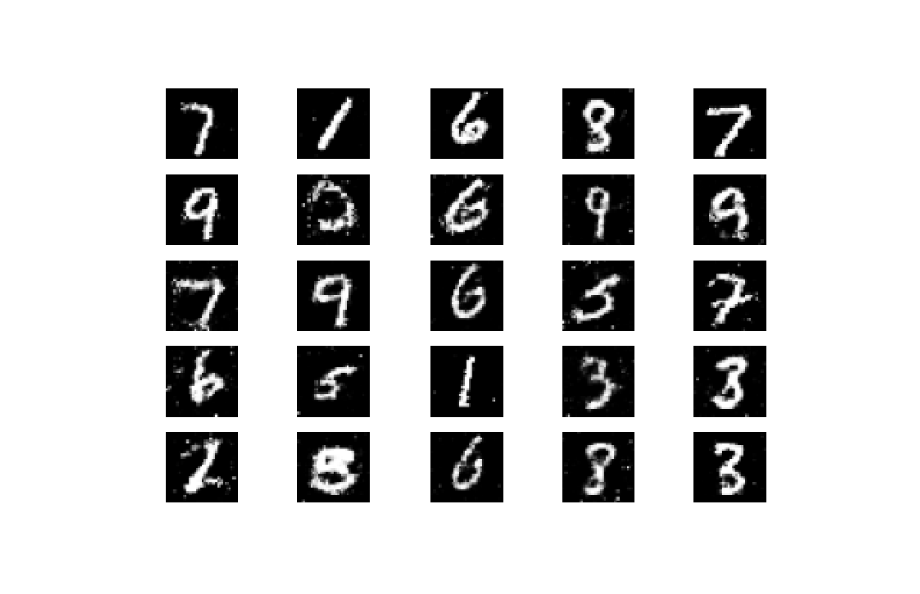
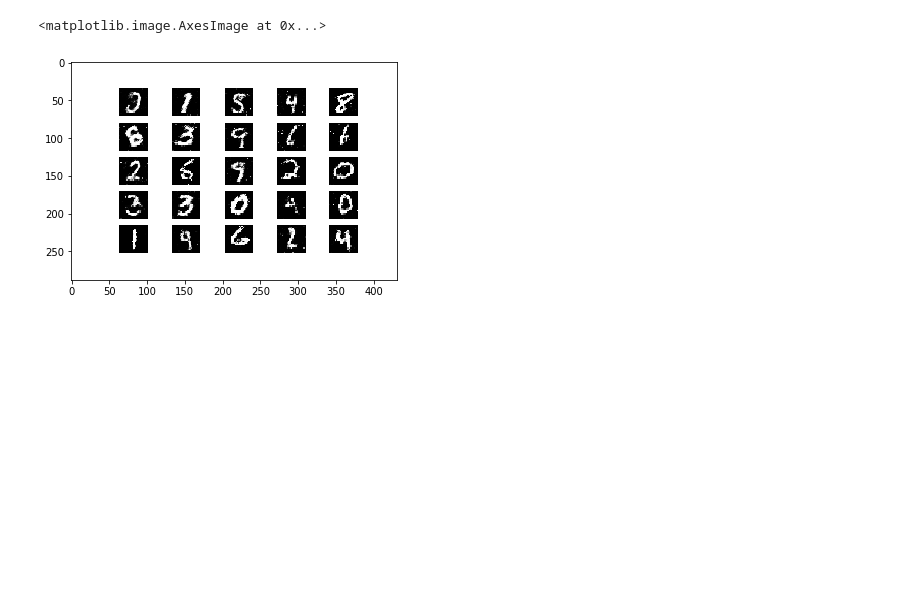
Before and after one commit to Nickel777/ITSP200, a Jupyter notebook: TF2_0_GAN.ipynb, the cells around one changed output. Cells and saved outputs as stored; diff of their text form; code cells hidden in the pictures; blank space fills up the shorter version.

```diff
--- a/TF2_0_GAN.ipynb
+++ b/TF2_0_GAN.ipynb
@@ -277,8 +261,8 @@ plot_image(a)
 # %%
 a = imread('gan_images/20000.png')
-# plt.imshow(a)
-plot_image(a)
+plt.imshow(a)
 # %% [output]
+<matplotlib.image.AxesImage at 0x...>
-[figure, old version]
+[figure, new version]
 # %%
 a = imread('gan_images/29800.png')
```
Also changed, not shown: parts of 11 cells of this notebook.
